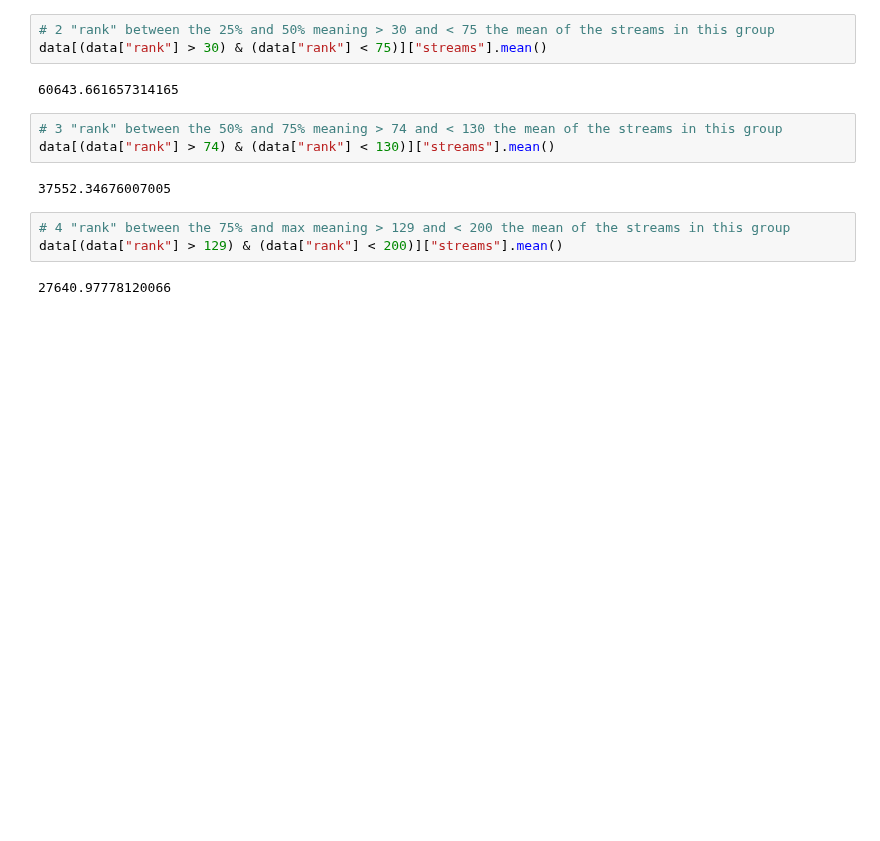
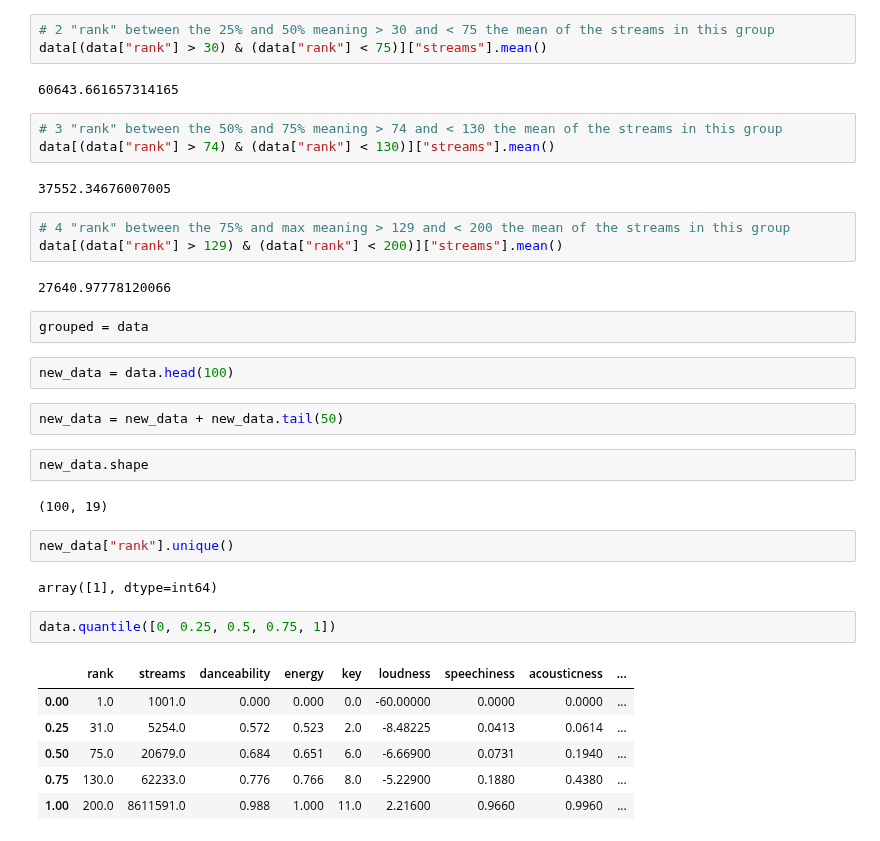
Before and after one commit to HolmQ84/DataScience-ExamProject, a Jupyter notebook: DataScience-SongManagement/JupyterNotebook/Analysing songs to find the mood.ipynb, the cells around one changed output. Drawn from its saved outputs; the diff is of its cells as text; blank space fills up the shorter version.

```diff
--- a/DataScience-SongManagement/JupyterNotebook/Analysing songs to find the mood.ipynb
+++ b/DataScience-SongManagement/JupyterNotebook/Analysing songs to find the mood.ipynb
@@ -200,3 +204,26 @@ data[(data["rank"] > 74) & (data["rank"] < 130)]["streams"].mean()
 data[(data["rank"] > 129) & (data["rank"] < 200)]["streams"].mean()
 # %% [output]
 27640.97778120066
+# %%
+grouped = data
+# %%
+new_data = data.head(100)
+# %%
+new_data = new_data + new_data.tail(50)
+# %%
+new_data.shape
+# %% [output]
+(100, 19)
+# %%
+new_data["rank"].unique()
+# %% [output]
+array([1], dtype=int64)
+# %%
+data.quantile([0, 0.25, 0.5, 0.75, 1])
+# %% [output]
+|  | rank | streams | danceability | energy | key | loudness | speechiness | acousticness | ... |
+| 0.00 | 1.0 | 1001.0 | 0.000 | 0.000 | 0.0 | -60.00000 | 0.0000 | 0.0000 | ... |
+| 0.25 | 31.0 | 5254.0 | 0.572 | 0.523 | 2.0 | -8.48225 | 0.0413 | 0.0614 | ... |
+| 0.50 | 75.0 | 20679.0 | 0.684 | 0.651 | 6.0 | -6.66900 | 0.0731 | 0.1940 | ... |
+| 0.75 | 130.0 | 62233.0 | 0.776 | 0.766 | 8.0 | -5.22900 | 0.1880 | 0.4380 | ... |
+| 1.00 | 200.0 | 8611591.0 | 0.988 | 1.000 | 11.0 | 2.21600 | 0.9660 | 0.9960 | ... |
```
Also changed, not shown: parts of 3 cells of this notebook, 6 other files.
